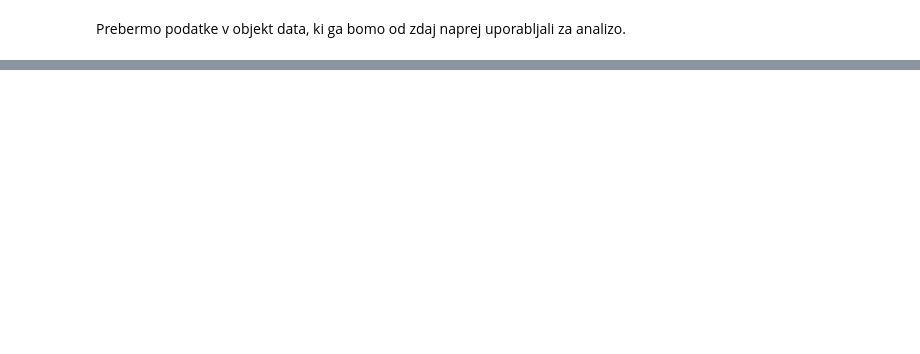
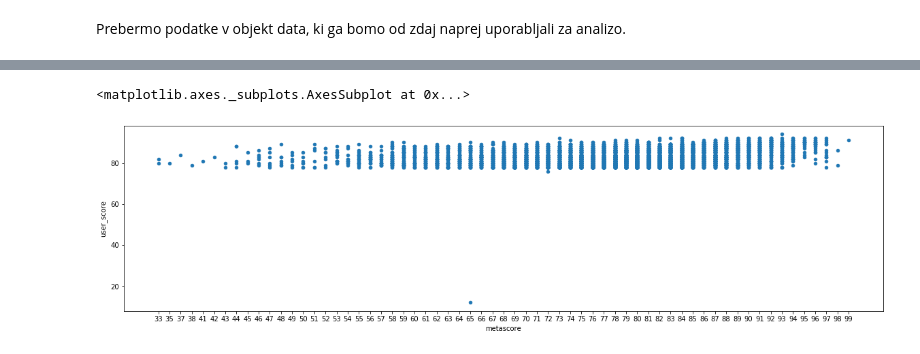
Before and after one commit to AndrazCepic/Naj-Igre, a Jupyter notebook: Naj_Igre.ipynb, the cells around one changed output, grey strips where cells are left out. Drawn from its saved outputs; the diff is of its cells as text; code cells hidden in the pictures; blank space fills up the shorter version.

```diff
--- a/Naj_Igre.ipynb
+++ b/Naj_Igre.ipynb
@@ -78,0 +69,3 @@ data
+# %%
+data['user_score'] = data['user_score'].apply(lambda x: int(x * 10))
+data
@@ -78,0 +88,4 @@ data
+# %%
+data = data[data['metascore'].astype(str).str.isdigit() &
+            data['user_score'].astype(str).str.isdigit()]
+data
@@ -78,0 +108,3 @@ data
+# %%
+data['year'] = data.date.astype(str).str.slice(start=-4)
+data.sort_values('year')
@@ -78,0 +129,6 @@ data
+# %%
+
+data.sort_values('metascore').plot.scatter('metascore', 'user_score', figsize=(20,5))
+# %% [output]
+<matplotlib.axes._subplots.AxesSubplot at 0x...>
+[figure, added]
```
Also changed, not shown: parts of 17 cells of this notebook, 2 other files.
